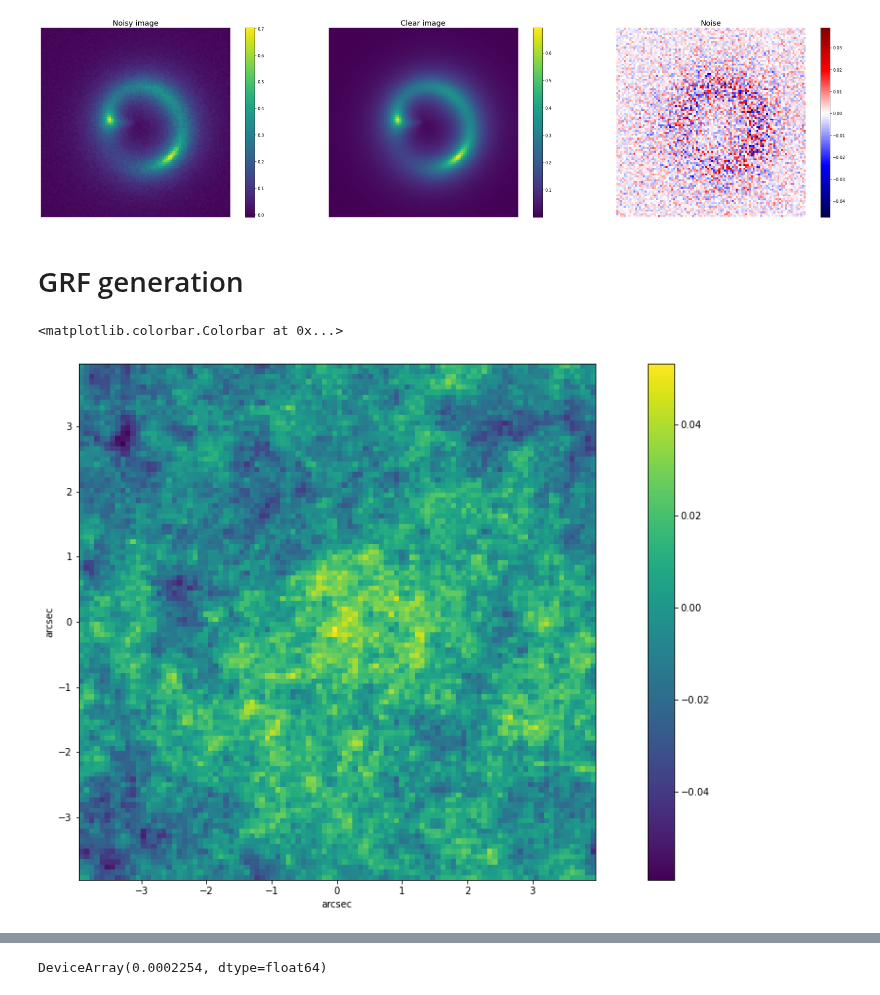
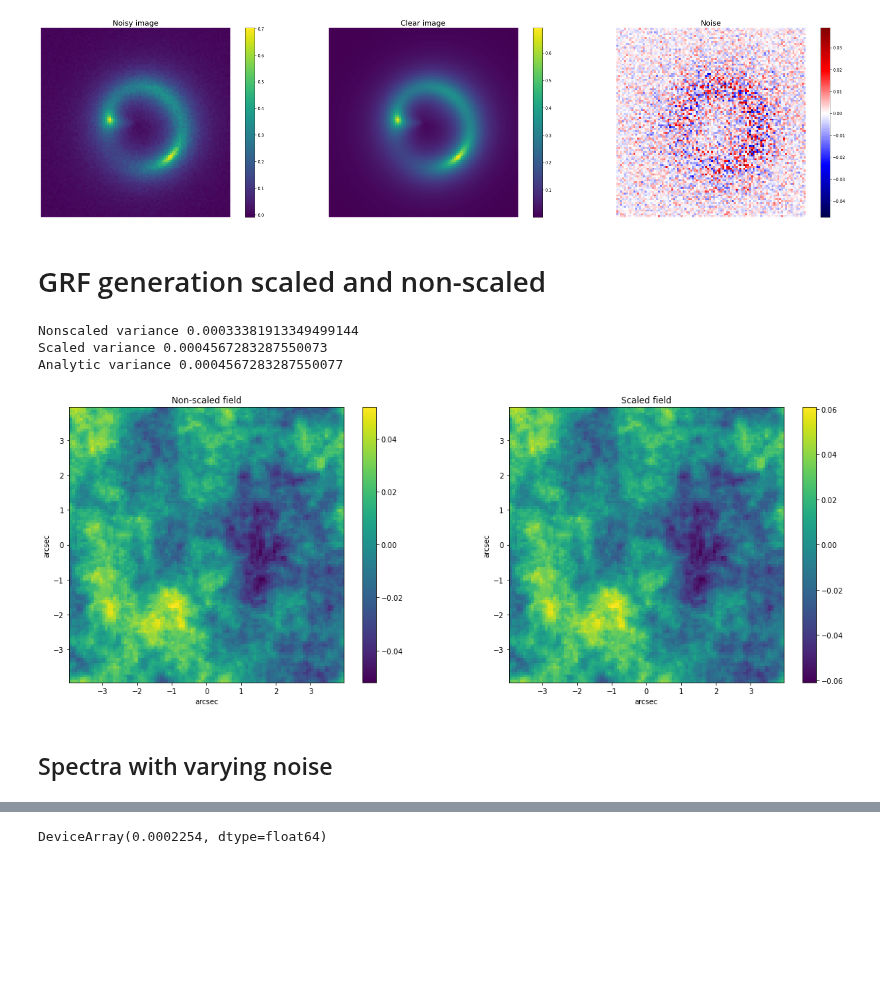
Before and after one commit to Herculens/herculens, a Jupyter notebook: GRF_perturbations/Notebooks/GRF region restriction.ipynb, the cells around one changed output, grey strips where cells are left out. Cells and saved outputs as stored; diff of their text form; code cells hidden in the pictures; blank space fills up the shorter version.

```diff
--- a/GRF_perturbations/Notebooks/GRF region restriction.ipynb
+++ b/GRF_perturbations/Notebooks/GRF region restriction.ipynb
@@ -56,8 +56,16 @@ get_GRF=Observation_conditions.GRF_getter
 simulate_perturbed_image=Observation_conditions.perturbed_image_getter
 simulate_unperturbed_image=Observation_conditions.unperturbed_image_getter
 simulate_unperturbed_image_pure=lambda kwargs: simulate_unperturbed_image(kwargs,Noise_flag=False)
+simulate_perturbed_image_pure=lambda GRF_potential,noise_seed: simulate_perturbed_image(GRF_potential,Observation_conditions.kwargs_data,True,noise_seed)
 compute_radial_spectrum_pure=purify_function(compute_radial_spectrum,Observation_conditions.annulus_mask,Observation_conditions.init_freq_index)
+
 
 noise_var=Observation_conditions.noise_var
 parameters=Observation_conditions.parameters
 Estimated_Noise_spectral_density=(noise_var*Observation_conditions.annulus_mask).sum()/Observation_conditions.annulus_mask.sum()
+
+get_GRF=Observation_conditions.GRF_getter()
+get_GRF_True_var=Observation_conditions.GRF_getter(True)
+differentiable_fit_image_pure= purify_function(differentiable_fit_image,simulate_unperturbed_image_pure,parameters.kwargs2args(Observation_conditions.kwargs_data),noise_var,parameters,400,1e-4)
+extent = Observation_conditions.pixel_grid.extent
+frequencies=Observation_conditions.frequencies
@@ -87,11 +95,8 @@ plt.tight_layout()
 plt.show()
 # %% [output]
 [figure]
-# %%
-get_GRF=Observation_conditions.GRF_getter
-extent = Observation_conditions.pixel_grid.extent
 # %% [markdown]
-# GRF generation
+# GRF generation scaled and non-scaled
 # %%
 from GRF_perturbations.Modules.GRF_generation import *
 # %%
@@ -108,13 +109,32 @@ PS=power_spectrum(GRF_params,k_grid)
 # %%
-plt.figure(figsize=(20,10))
-plt.imshow(field,extent=extent)
+GRF_params=[-7,3.]
+seed=2
+field=get_GRF(GRF_params,seed)
+field_true_var=get_GRF_True_var(GRF_params,seed)
+PS=power_spectrum(GRF_params,k_grid)
 
-#plt.hlines(-1.2,-3,0,colors='w')
-#plt.hlines(-2.5,-3,0,colors='w')
+fig,ax=plt.subplots(1,2,figsize=(20,7))
 
-plt.xlabel('arcsec')
-plt.ylabel('arcsec')
-plt.colorbar()
+
+img=ax[0].imshow(field,extent=extent)
+ax[0].set_title('Non-scaled field')
+fig.colorbar(img,ax=ax[0])
+
+img=ax[1].imshow(field_true_var,extent=extent)
+ax[1].set_title('Scaled field')
+fig.colorbar(img,ax=ax[1])
+
+for i in range(2):
+    ax[i].set_xlabel('arcsec')
+    ax[i].set_ylabel('arcsec')
+
+print('Nonscaled variance',field.var())
+print('Scaled variance',field_true_var.var())
+print('Analytic variance',PS.sum())
 # %% [output]
-<matplotlib.colorbar.Colorbar at 0x...>
+Nonscaled variance 0.00033381913349499144
+Scaled variance 0.0004567283287550073
+Analytic variance 0.0004567283287550077
-[figure, old version]
+[figure, new version]
+# %% [markdown]
+## Spectra with varying noise
```
Also changed, not shown: parts of 23 cells of this notebook, 12 other files.
